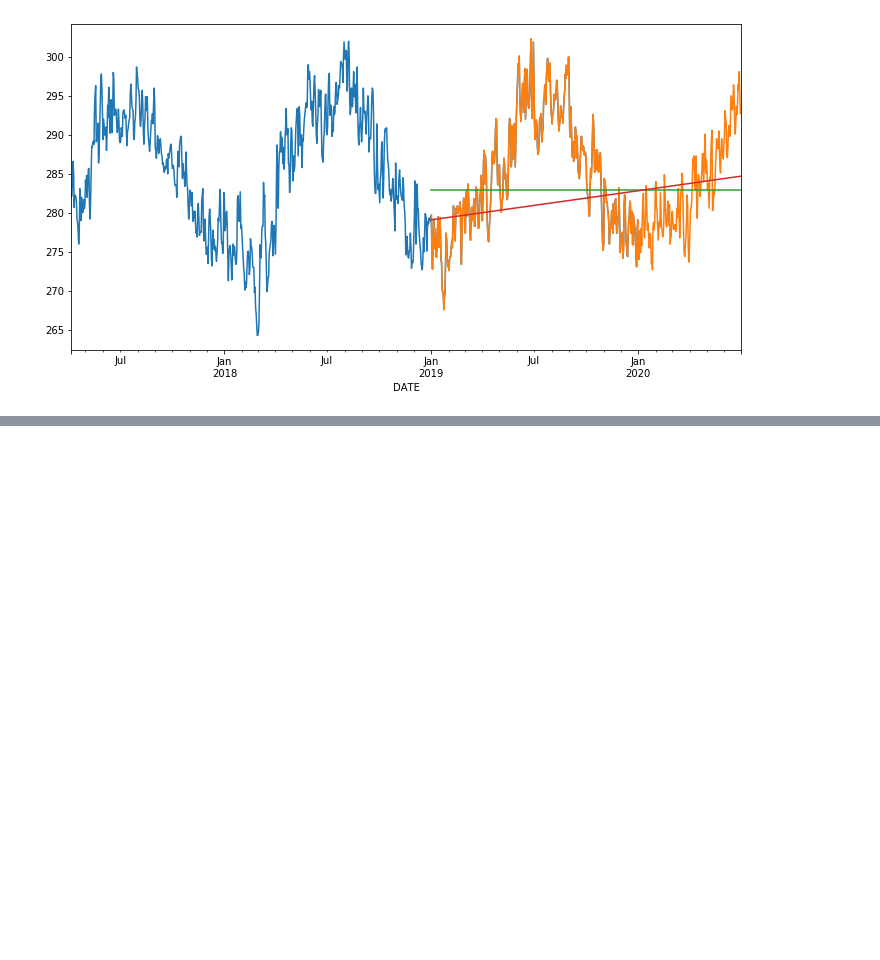
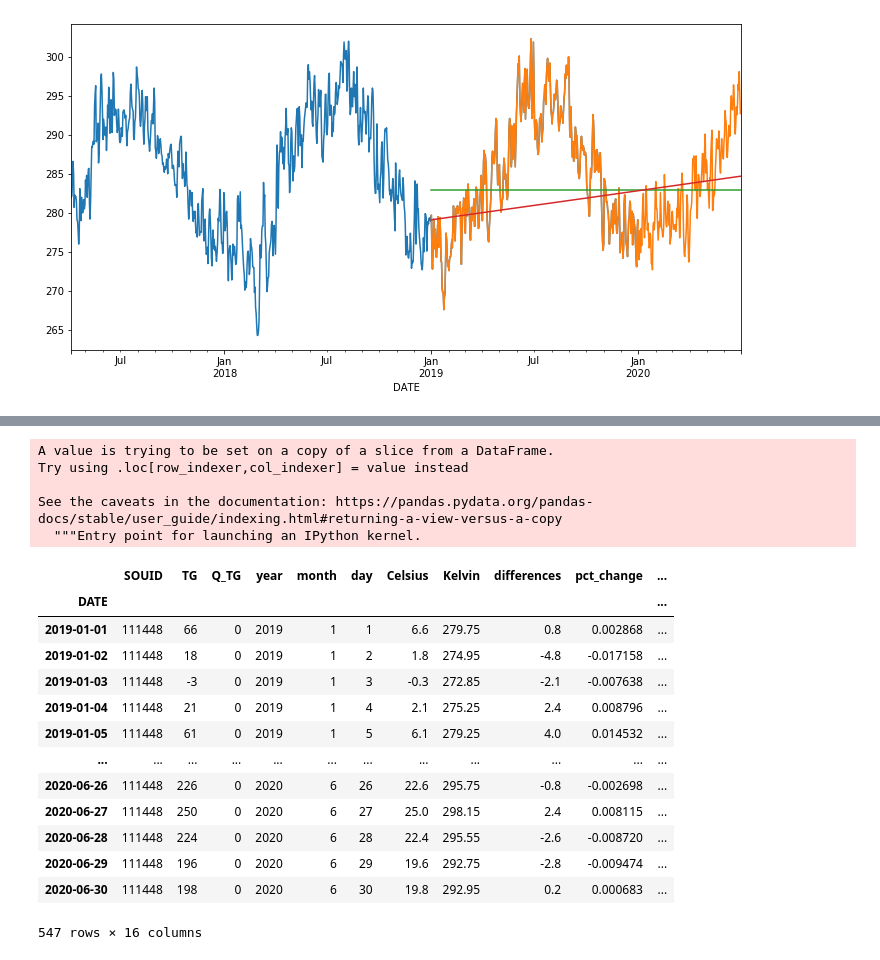
Before and after one commit to Basmatz/Spiced-bootcamp, a Jupyter notebook: week_05/Day1.ipynb, the cells around one changed output, grey strips where cells are left out. Drawn from its saved outputs; the diff is of its cells as text; code cells hidden in the pictures; blank space fills up the shorter version.

```diff
--- a/week_05/Day1.ipynb
+++ b/week_05/Day1.ipynb
@@ -46,8 +46,8 @@ df.head()
 | 1876-01-04 | 127488 | -58 | 0 | 1876 | 1 | 4 | -5.8 | 267.35 | -6.1 | -0.022308 |
 | 1876-01-05 | 127488 | -98 | 0 | 1876 | 1 | 5 | -9.8 | 263.35 | -4.0 | -0.014962 |
 # %%
-df['seasonal_mean'] = df['pct_change'].groupby(df['month']).transform('mean')
-df['deseasonalized'] = df['pct_change'] - df['seasonal_mean']
+#df['seasonal_mean'] = df['pct_change'].groupby(df['month']).transform('mean')
+#df['deseasonalized'] = df['pct_change'] - df['seasonal_mean']
 # %%
 df.Celsius['1950':].diff().plot()
 # %% [output]
@@ -164,0 +244,23 @@ plot_forecast(df_train, df_test, ['y_pred_mean', 'y_pred_mean_pct_change'])
+# %%
+df_test['y_pred_mm_pct_change'] *= last_observation
+df_test
+# %% [output]
+A value is trying to be set on a copy of a slice from a DataFrame.
+Try using .loc[row_indexer,col_indexer] = value instead
+
+See the caveats in the documentation: https://pandas.pydata.org/pandas-docs/stable/user_guide/indexing.html#returning-a-view-versus-a-copy
+  """Entry point for launching an IPython kernel.
+|  | SOUID | TG | Q_TG | year | month | day | Celsius | Kelvin | differences | pct_change | ... |
+| DATE |  |  |  |  |  |  |  |  |  |  | ... |
+| 2019-01-01 | 111448 | 66 | 0 | 2019 | 1 | 1 | 6.6 | 279.75 | 0.8 | 0.002868 | ... |
+| 2019-01-02 | 111448 | 18 | 0 | 2019 | 1 | 2 | 1.8 | 274.95 | -4.8 | -0.017158 | ... |
+| 2019-01-03 | 111448 | -3 | 0 | 2019 | 1 | 3 | -0.3 | 272.85 | -2.1 | -0.007638 | ... |
+| 2019-01-04 | 111448 | 21 | 0 | 2019 | 1 | 4 | 2.1 | 275.25 | 2.4 | 0.008796 | ... |
+| 2019-01-05 | 111448 | 61 | 0 | 2019 | 1 | 5 | 6.1 | 279.25 | 4.0 | 0.014532 | ... |
+| ... | ... | ... | ... | ... | ... | ... | ... | ... | ... | ... | ... |
+| 2020-06-26 | 111448 | 226 | 0 | 2020 | 6 | 26 | 22.6 | 295.75 | -0.8 | -0.002698 | ... |
+| 2020-06-27 | 111448 | 250 | 0 | 2020 | 6 | 27 | 25.0 | 298.15 | 2.4 | 0.008115 | ... |
+| 2020-06-28 | 111448 | 224 | 0 | 2020 | 6 | 28 | 22.4 | 295.55 | -2.6 | -0.008720 | ... |
+| 2020-06-29 | 111448 | 196 | 0 | 2020 | 6 | 29 | 19.6 | 292.75 | -2.8 | -0.009474 | ... |
+| 2020-06-30 | 111448 | 198 | 0 | 2020 | 6 | 30 | 19.8 | 292.95 | 0.2 | 0.000683 | ... |
+547 rows × 16 columns
```
Also changed, not shown: parts of 10 cells of this notebook.
